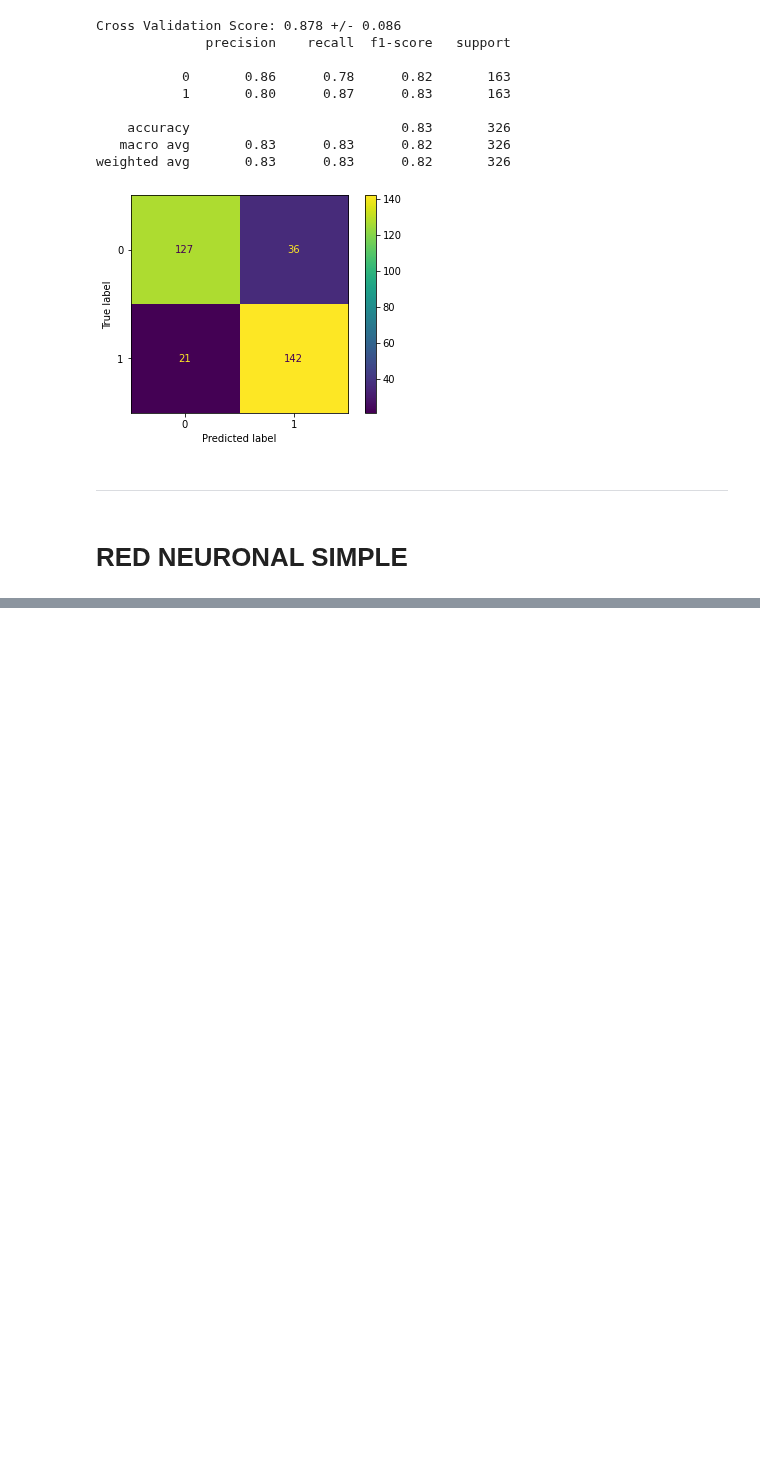
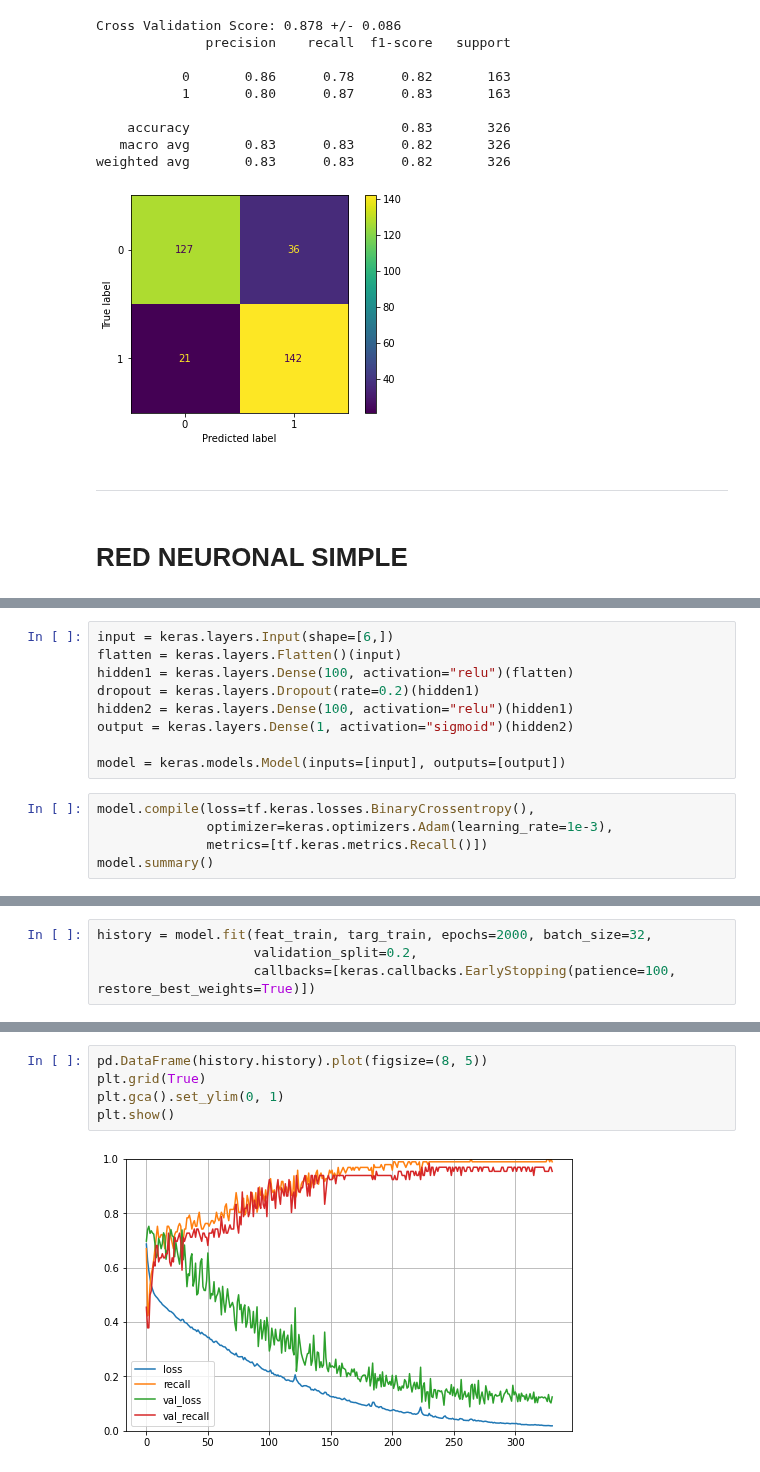
Before and after one commit to JaviCeRodriguez/Heart-Failure-ML, a Jupyter notebook: classification_v2.ipynb, the cells around one changed output, grey strips where cells are left out. Drawn from its saved outputs; the diff is of its cells as text; blank space fills up the shorter version.

```diff
--- a/classification_v2.ipynb
+++ b/classification_v2.ipynb
@@ -454,0 +458,14 @@ weighted avg       0.83      0.83      0.82       326
+# %%
+input = keras.layers.Input(shape=[6,])
+flatten = keras.layers.Flatten()(input)
+hidden1 = keras.layers.Dense(100, activation="relu")(flatten)
+dropout = keras.layers.Dropout(rate=0.2)(hidden1)
+hidden2 = keras.layers.Dense(100, activation="relu")(hidden1)
+output = keras.layers.Dense(1, activation="sigmoid")(hidden2)
+
+model = keras.models.Model(inputs=[input], outputs=[output])
+# %%
+model.compile(loss=tf.keras.losses.BinaryCrossentropy(),
+              optimizer=keras.optimizers.Adam(learning_rate=1e-3),
+              metrics=[tf.keras.metrics.Recall()])
+model.summary()
@@ -454,0 +491,4 @@ weighted avg       0.83      0.83      0.82       326
+# %%
+history = model.fit(feat_train, targ_train, epochs=2000, batch_size=32,
+                    validation_split=0.2,
+                    callbacks=[keras.callbacks.EarlyStopping(patience=100, restore_best_weights=True)])
@@ -454,0 +518,7 @@ weighted avg       0.83      0.83      0.82       326
+# %%
+pd.DataFrame(history.history).plot(figsize=(8, 5))
+plt.grid(True)
+plt.gca().set_ylim(0, 1)
+plt.show()
+# %% [output]
+[figure, added]
```
Also changed, not shown: parts of 8 cells of this notebook.
